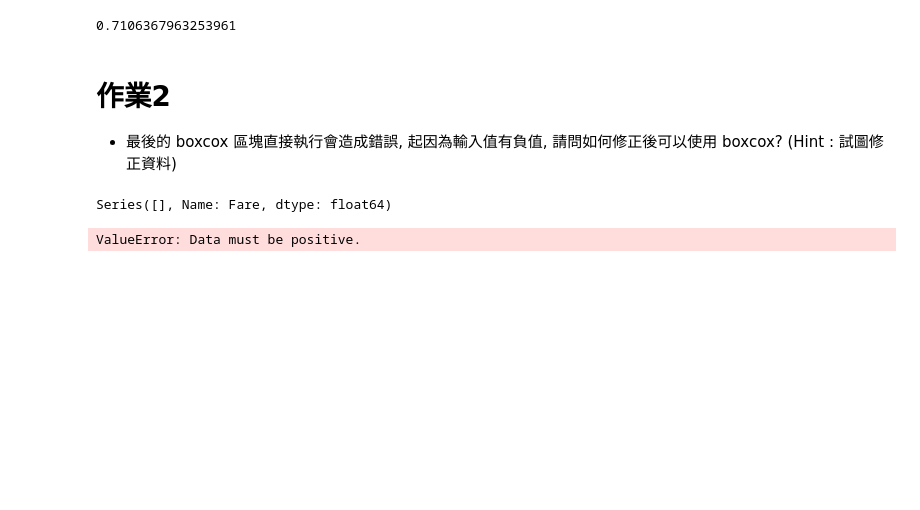
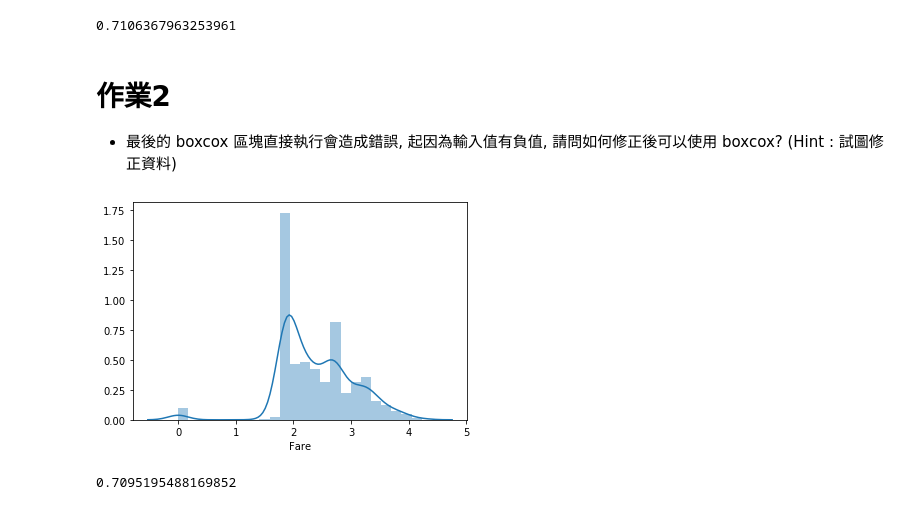
Before and after one commit to okayell/4th-ML100Days, a Jupyter notebook: homework/Day_023_HW.ipynb, the cells around one changed output. Saved outputs shown, nothing was run; the diff lists cells and outputs as text; code cells hidden in the pictures; blank space fills up the shorter version.

```diff
--- a/homework/Day_023_HW.ipynb
+++ b/homework/Day_023_HW.ipynb
@@ -95,16 +95,17 @@ cross_val_score(estimator, train_X, train_Y, cv=5).mean()
 # %%
 # 將 Fare 取 boxcox 後, 看散佈圖, 並計算分數 (執行會有 error, 請試圖修正)
 from scipy import stats
 
 df_fixed = copy.deepcopy(df)
+df_fixed['Fare'] = df_fixed['Fare'] + 1
 df_fixed['Fare'] = stats.boxcox(df_fixed['Fare'])[0]
 sns.distplot(df_fixed['Fare'][:train_num])
 plt.show()
 
 df_fixed = MMEncoder.fit_transform(df_fixed)
 train_X = df_fixed[:train_num]
 estimator = LogisticRegression()
 cross_val_score(estimator, train_X, train_Y, cv=5).mean()
 # %% [output]
+[figure, added]
-Series([], Name: Fare, dtype: float64)
+0.7095195488169852
-ValueError: Data must be positive.
```
